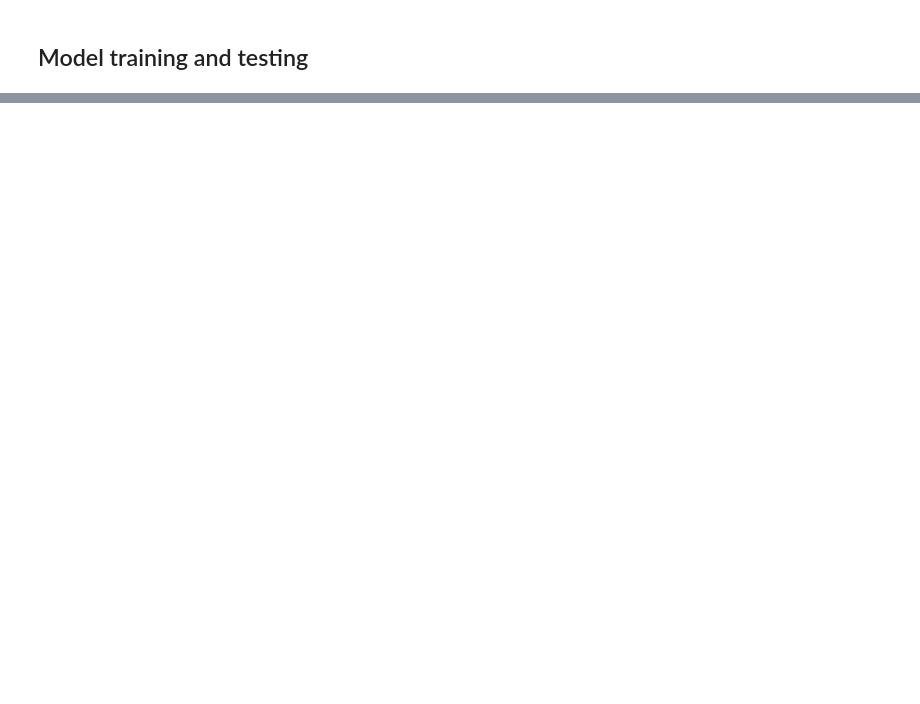
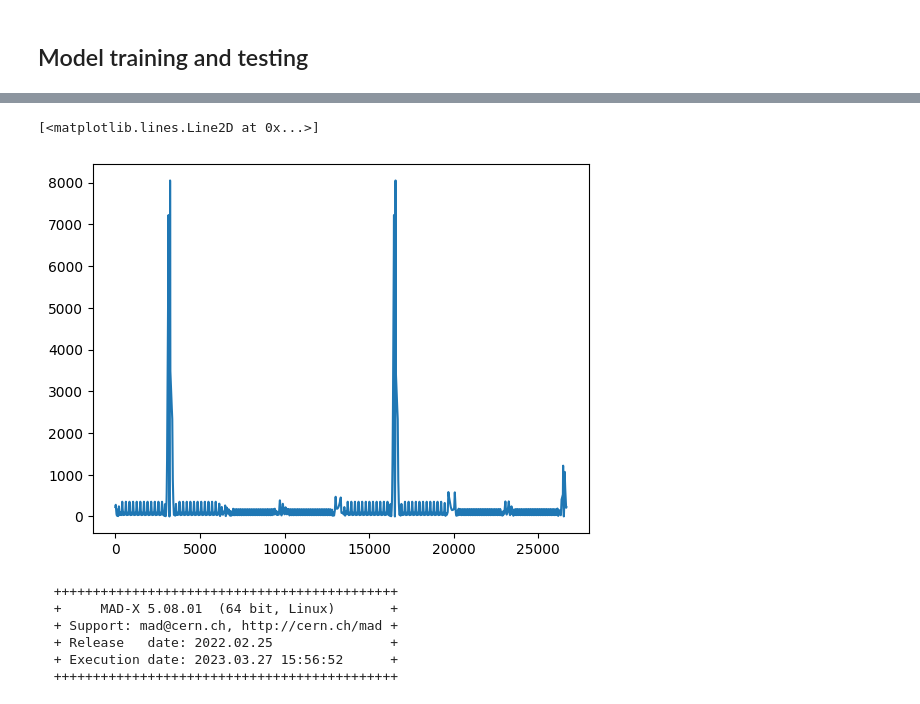
Before and after one commit to alejandroborj/ML-Optic-Correction, a Jupyter notebook: src/generate_data/test_ml.ipynb, the cells around one changed output, grey strips where cells are left out. Cells and saved outputs as stored; diff of their text form; code cells hidden in the pictures; blank space fills up the shorter version.

```diff
--- a/src/generate_data/test_ml.ipynb
+++ b/src/generate_data/test_ml.ipynb
@@ -96,0 +125,5 @@ plt.legend()
+# %%
+mdx = madx_ml_op()
+mdx.job_nominal2023()
+nominal_twiss_b2 = mdx.table.twiss.dframe()
+mdx.quit()
@@ -96,0 +148,14 @@ plt.legend()
+# %%
+plt.plot(nominal_twiss_b2.s, nominal_twiss_b2.betx)
+# %% [output]
+[<matplotlib.lines.Line2D at 0x...>]
+[figure, added]
+# %%
+mdx = madx_ml_op()
+# %% [output]
+  ++++++++++++++++++++++++++++++++++++++++++++
+  +     MAD-X 5.08.01  (64 bit, Linux)       +
+  + Support: mad@cern.ch, http://cern.ch/mad +
+  + Release   date: 2022.02.25               +
+  + Execution date: 2023.03.27 15:56:52      +
+  ++++++++++++++++++++++++++++++++++++++++++++
```
Also changed, not shown: parts of 17 cells of this notebook, 57 other files.
